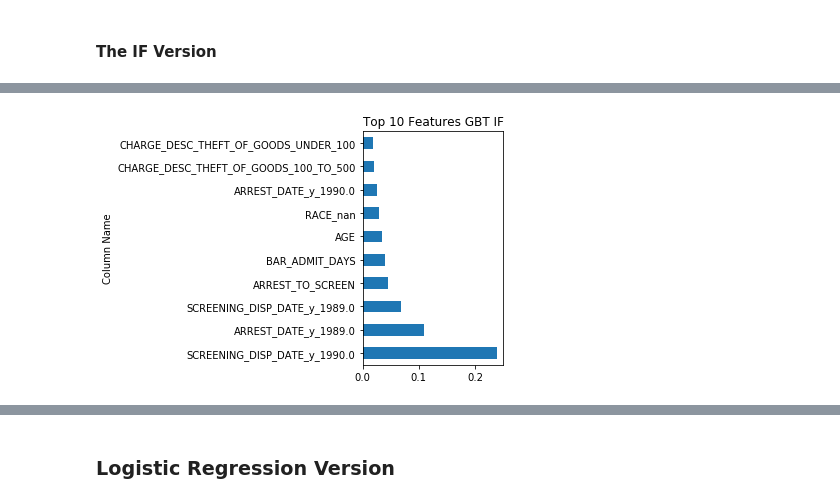
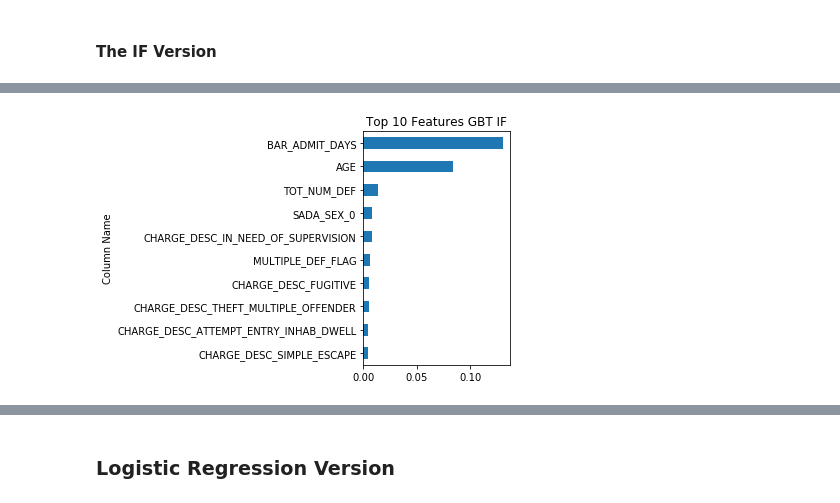
Before and after one commit to da1933/NODA, a Jupyter notebook: CR_independent_study/Modeling-Predicted Prosecutor.ipynb, the cells around one changed output, grey strips where cells are left out. Drawn from its saved outputs; the diff is of its cells as text; code cells hidden in the pictures.

```diff
--- a/CR_independent_study/Modeling-Predicted Prosecutor.ipynb
+++ b/CR_independent_study/Modeling-Predicted Prosecutor.ipynb
@@ -460,0 +561,23 @@ predicted_prosecutor_IF.fit(X_train_IF,y_train_IF)
+# %%
+n_estimators = [100, 300, 500]
+learning_rates = [0.05, 0.1, 0.5]
+max_depths = [3,5,10]
+
+model_specs_IF = pd.DataFrame(list(product(n_estimators, learning_rates, max_depths)),\
+             columns=['n_estimator', 'learning_rate', 'max_depth'])
+
+model_specs_IF['ModelID'] = range(1, len(model_specs_IF)+1)
+
+model_specs_IF['ModelID'] = 'Model' + model_specs_IF['ModelID'].astype(str)
+
+model_specs_IF.head()
+
+models_IF = {}
+
+for i in range(len(model_specs_IF)):
+    models_IF[model_specs_IF.iloc[i,:]['ModelID']] = \
+    GradientBoostingClassifier(n_estimators = int(model_specs_IF.iloc[i,:]['n_estimator']),\
+                               learning_rate = float(model_specs_IF.iloc[i,:]['learning_rate']),\
+                               max_depth = int(model_specs_IF.iloc[i,:]['max_depth']))
+
+models_IF
@@ -460,0 +602,4 @@ predicted_prosecutor_IF.fit(X_train_IF,y_train_IF)
+# %%
+sample_weights_IF = [1.75 if x==0 else 1 for x in (list(y_train_IF))]
+# %%
+models_fit_IF = {k: v.fit(X_train_IF,y_train_IF,sample_weight=sample_weights_IF) for k, v in models_IF.items()}
@@ -464,12 +655,12 @@ predicted_probability_IF = predicted_prosecutor_IF.predict_proba(X_val_IF)
 # %%
-feature_imp_IF = pd.DataFrame(list(zip(X_train_IF.columns, predicted_prosecutor_IF.feature_importances_)))
+feature_imp_IF = pd.DataFrame(list(zip(X_train_IF.columns, models_fit_IF['Model14'].feature_importances_)))
 feature_imp_IF.columns = ['Column Name', 'Importance']
 feature_imp_IF = feature_imp_IF.sort(columns = 'Importance', ascending = False)
 
 feature_imp_IF.index = feature_imp_IF['Column Name']
 # %%
-feature_imp_IF[0:10].plot(kind='barh', title = 'Top 10 Features GBT IF', legend =None)
+feature_imp_IF[0:10].sort(columns="Importance").plot(kind='barh', title = 'Top 10 Features GBT IF', legend =None)
 plt.tight_layout()
 plt.savefig('IF_Feature_Importance.png')
 # %% [output]
-[figure, old version]
+[figure, new version]
```
Also changed, not shown: parts of 77 cells of this notebook, 1 other file.
